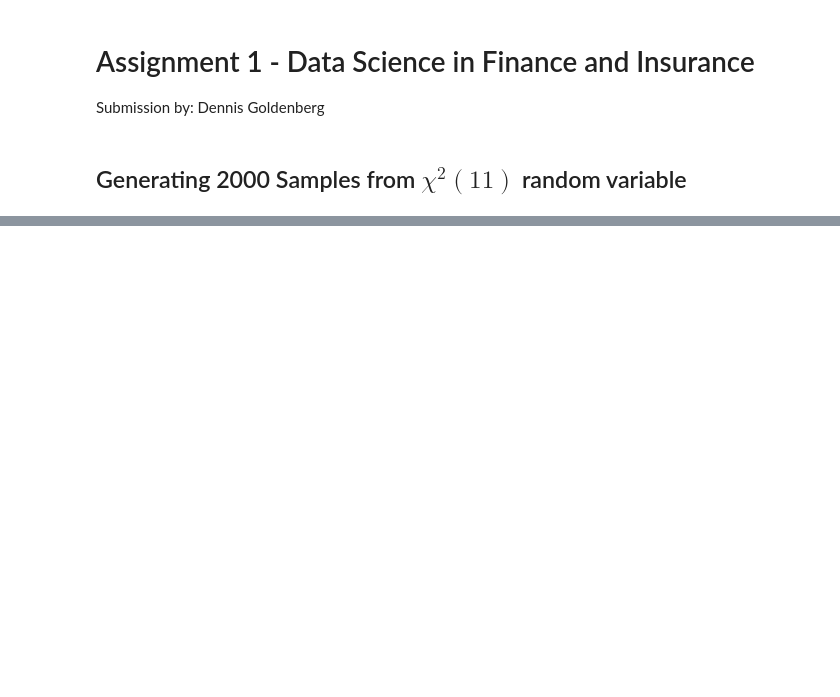
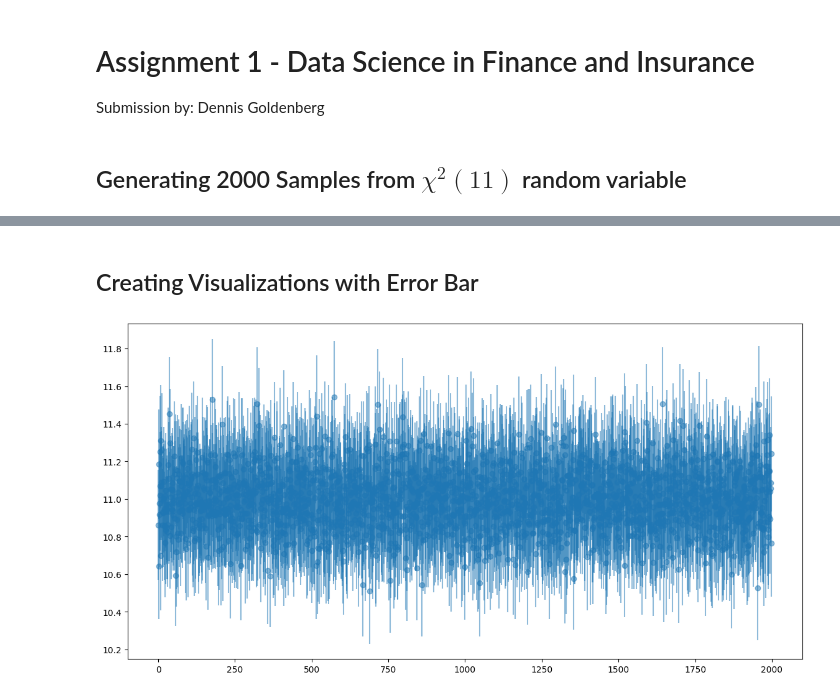
Before and after one commit to dg3358/Columbia-ACTU-5841, a Jupyter notebook: Assignment 1/Assignment-1.ipynb, the cells around one changed output, grey strips where cells are left out. Drawn from its saved outputs; the diff is of its cells as text; code cells hidden in the pictures; blank space fills up the shorter version.

Commit message:
Begin visualization

```diff
--- a/Assignment 1/Assignment-1.ipynb
+++ b/Assignment 1/Assignment-1.ipynb
@@ -26,5 +24,7 @@ Note that I am using $.975$ as the percentile for the $t$-distribution since the
 #Use the t distribution, since variance assumed unknown
 conf_invs_lb = np.mean(samples, axis = 1) - sc.stats.t.ppf(.975, df = 999)*(np.std(samples, axis = 1, ddof = 1)/np.sqrt(len(samples[0]) - 1))
 conf_invs_ub = np.mean(samples, axis = 1) + sc.stats.t.ppf(.975, df = 999)*(np.std(samples, axis = 1, ddof = 1)/np.sqrt(len(samples[0]) - 1))
-conf_invs = np.stack((conf_invs_lb, conf_invs_ub), axis = 1)
+
+#Structure: each row represents sample: [lower bound, sample mean, upper bound]
+conf_invs = np.stack((conf_invs_lb, np.mean(samples, axis = 1), conf_invs_ub), axis = 1)
 # %% [markdown]
@@ -34,0 +58,10 @@ arr_miss = np.where((conf_invs[:,0] > 11) | (conf_invs[:,1] < 11))[0]
+# %% [markdown]
+## Creating Visualizations with Error Bar
+# %%
+fig = plt.figure(figsize = (14,7));
+plt.errorbar(x = np.arange(len(samples[:])), y = conf_invs[:,1], yerr = conf_invs[:,2] - conf_invs[:,1], fmt = 'o', alpha = 0.5)
+
+plt.errorbar()
+plt.show()
+# %% [output]
+[figure, added]
```
Also changed, not shown: parts of 8 cells of this notebook.
